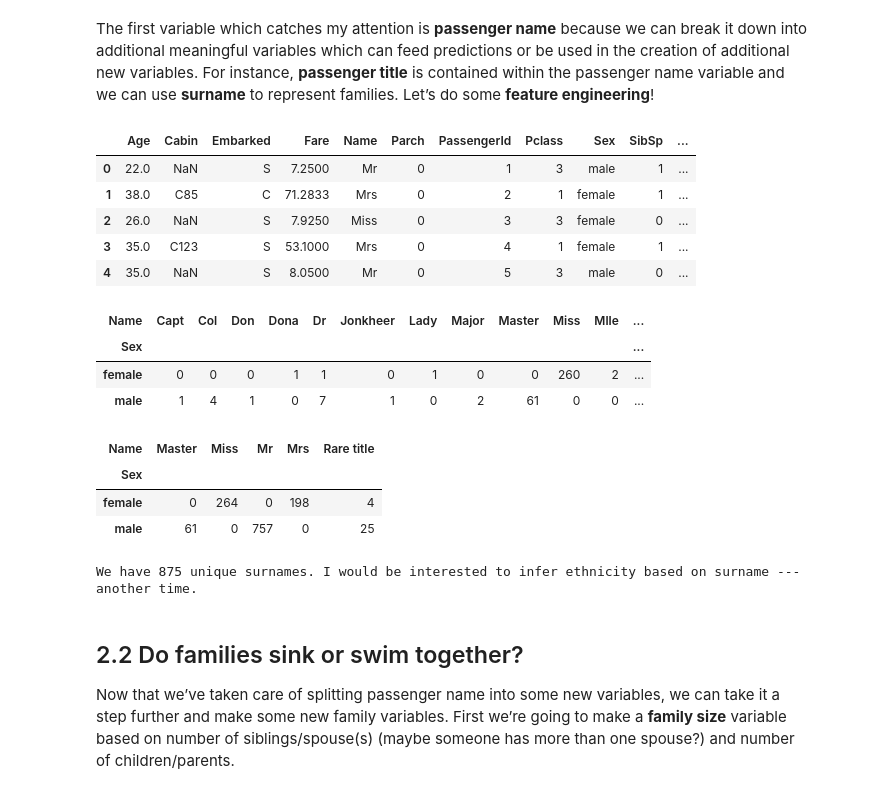
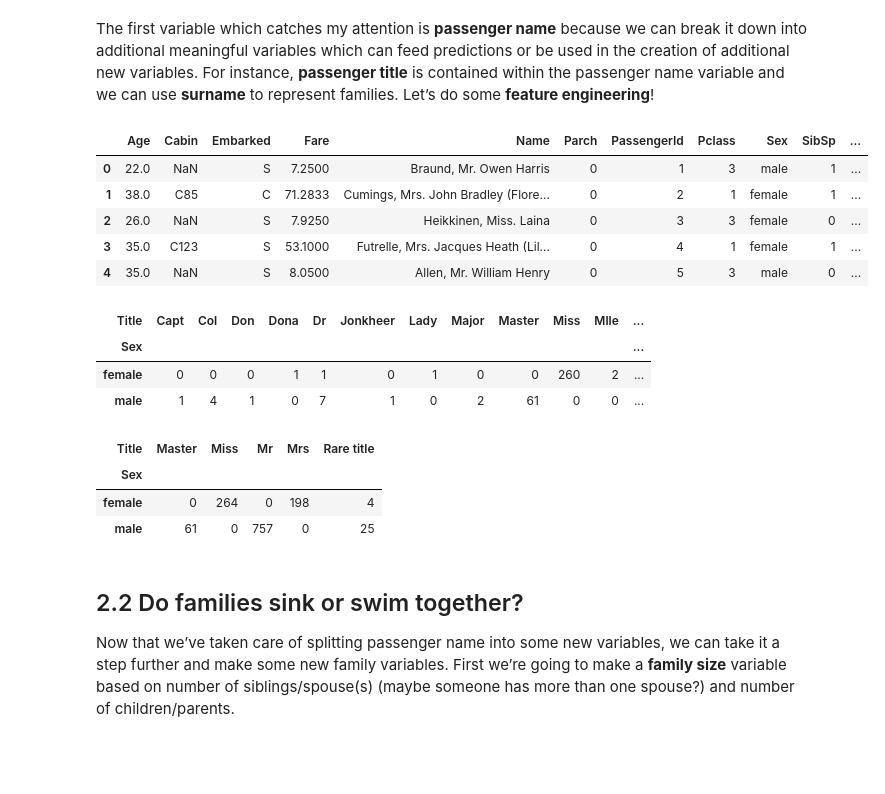
Before and after one commit to Overlytic/titanic, a Jupyter notebook: Titanic.ipynb, the cells around one changed output. Cells and saved outputs as stored; diff of their text form; code cells hidden in the pictures; blank space fills up the shorter version.

```diff
--- a/Titanic.ipynb
+++ b/Titanic.ipynb
@@ -106,24 +106,24 @@ We’ve got a sense of our variables, their class type, and the first few observ
 The first variable which catches my attention is **passenger name** because we can break it down into additional meaningful variables which can feed predictions or be used in the creation of additional new variables. For instance, **passenger title** is contained within the passenger name variable and we can use **surname** to represent families. Let’s do some **feature engineering**!
 # %%
 # Make a copy of the titanic data frame
-title_df = titanic_df.copy()
+titanic_df['Title'] = titanic_df['Name']
 
 # Grab title from passenger names
-title_df["Name"].replace(to_replace='(.*, )|(\\..*)', value='', inplace=True, regex=True)
+titanic_df["Title"].replace(to_replace='(.*, )|(\\..*)', value='', inplace=True, regex=True)
 # %%
-title_df.head()
+titanic_df.head()
 # %% [output]
 |  | Age | Cabin | Embarked | Fare | Name | Parch | PassengerId | Pclass | Sex | SibSp | ... |
-| 0 | 22.0 | NaN | S | 7.2500 | Mr | 0 | 1 | 3 | male | 1 | ... |
-| 1 | 38.0 | C85 | C | 71.2833 | Mrs | 0 | 2 | 1 | female | 1 | ... |
-| 2 | 26.0 | NaN | S | 7.9250 | Miss | 0 | 3 | 3 | female | 0 | ... |
-| 3 | 35.0 | C123 | S | 53.1000 | Mrs | 0 | 4 | 1 | female | 1 | ... |
-| 4 | 35.0 | NaN | S | 8.0500 | Mr | 0 | 5 | 3 | male | 0 | ... |
+| 0 | 22.0 | NaN | S | 7.2500 | Braund, Mr. Owen Harris | 0 | 1 | 3 | male | 1 | ... |
+| 1 | 38.0 | C85 | C | 71.2833 | Cumings, Mrs. John Bradley (Flore... | 0 | 2 | 1 | female | 1 | ... |
+| 2 | 26.0 | NaN | S | 7.9250 | Heikkinen, Miss. Laina | 0 | 3 | 3 | female | 0 | ... |
+| 3 | 35.0 | C123 | S | 53.1000 | Futrelle, Mrs. Jacques Heath (Lil... | 0 | 4 | 1 | female | 1 | ... |
+| 4 | 35.0 | NaN | S | 8.0500 | Allen, Mr. William Henry | 0 | 5 | 3 | male | 0 | ... |
 # %%
 # Show title counts by sex
-title_df.groupby(["Sex", "Name"]).size().unstack(fill_value=0)
+titanic_df.groupby(["Sex", "Title"]).size().unstack(fill_value=0)
 # %% [output]
-| Name | Capt | Col | Don | Dona | Dr | Jonkheer | Lady | Major | Master | Miss | Mlle | ... |
+| Title | Capt | Col | Don | Dona | Dr | Jonkheer | Lady | Major | Master | Miss | Mlle | ... |
 | Sex |  |  |  |  |  |  |  |  |  |  |  | ... |
 | female | 0 | 0 | 0 | 1 | 1 | 0 | 1 | 0 | 0 | 260 | 2 | ... |
 | male | 1 | 4 | 1 | 0 | 7 | 1 | 0 | 2 | 61 | 0 | 0 | ... |
@@ -137,18 +137,11 @@ title_df.replace(["Mlle","Ms", "Mme"], ["Miss", "Miss", "Mrs"], inplace=True)
 # %%
 # Show title counts by sex
-title_df.groupby(["Sex", "Name"]).size().unstack(fill_value=0)
+titanic_df.groupby(["Sex", "Title"]).size().unstack(fill_value=0)
 # %% [output]
-| Name | Master | Miss | Mr | Mrs | Rare title |
+| Title | Master | Miss | Mr | Mrs | Rare title |
 | Sex |  |  |  |  |  |
 | female | 0 | 264 | 0 | 198 | 4 |
 | male | 61 | 0 | 757 | 0 | 25 |
-# %%
-# Finally, grab surname from passenger name
-uniq_surname_size = titanic_df["Name"].str.split(',').str.get(0).unique().size
-
-print("We have %(uniq_surname_size)s unique surnames. I would be interested to infer ethnicity based on surname --- another time." % locals())
-# %% [output]
-We have 875 unique surnames. I would be interested to infer ethnicity based on surname --- another time.
 # %% [markdown]
 ## 2.2 Do families sink or swim together?
 
```
Also changed, not shown: parts of 21 cells of this notebook, 1 other file.
